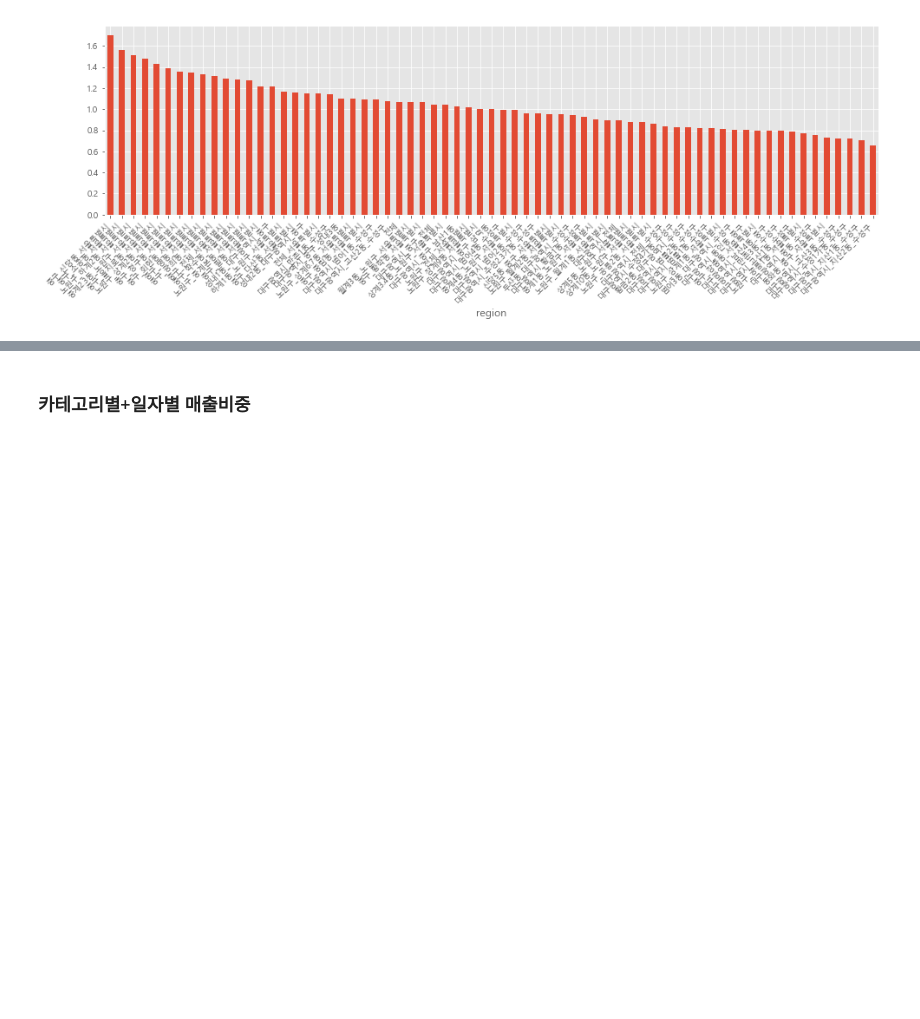
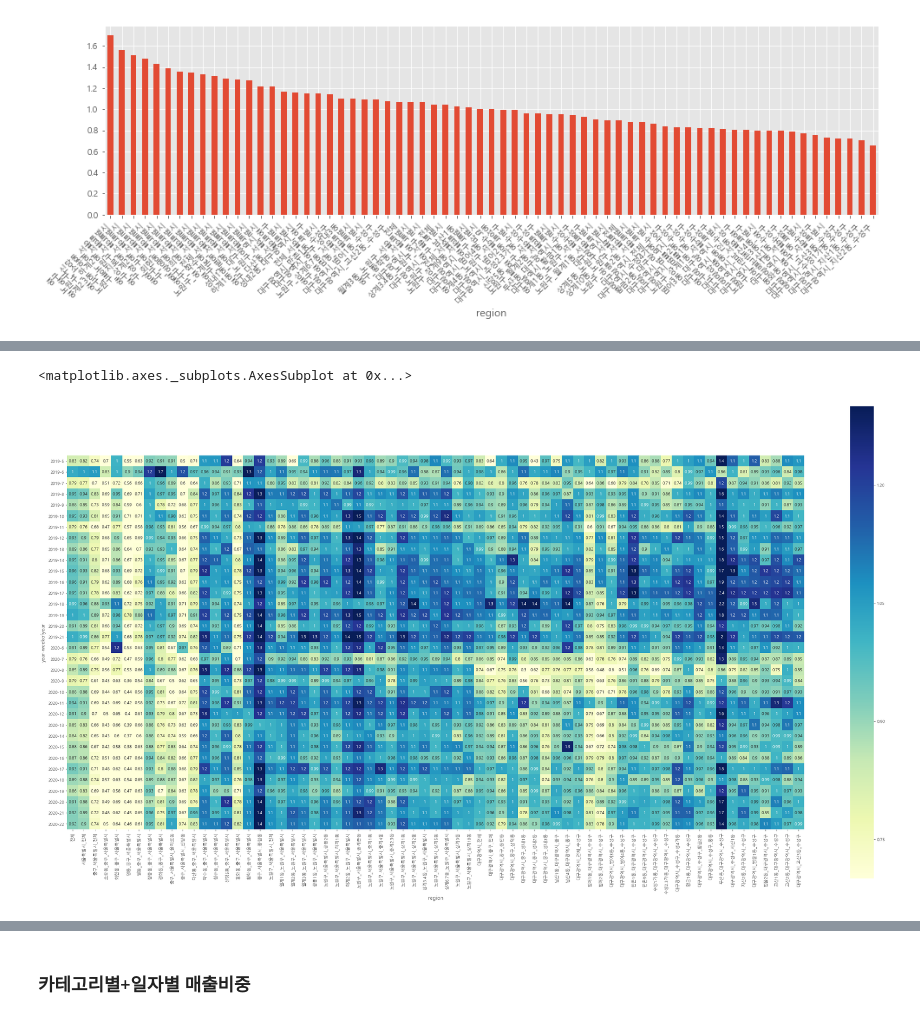
Before and after one commit to minkithub/bigcon2020, a Jupyter notebook: Jaewon/simple_EDA_유통.ipynb, the cells around one changed output, grey strips where cells are left out. Drawn from its saved outputs; the diff is of its cells as text; code cells hidden in the pictures; blank space fills up the shorter version.

```diff
--- a/Jaewon/simple_EDA_유통.ipynb
+++ b/Jaewon/simple_EDA_유통.ipynb
@@ -319,0 +416,19 @@ plt.xticks(rotation=45, fontsize=9, ha='right')
+# %%
+# 주말/주중 매출 비중
+# > 1 : 주말이 주중에 비해 매출이 높음
+# < 1 : 주말이 주중에 비해 매출이 낮음
+
+
+plt.figure(figsize=(38,20))
+sns.heatmap(
+    by_dong.groupby(['year','weekofyear','weekday']).\
+    mean().\
+    reset_index().\
+    groupby(['year','weekofyear']).\
+    apply(lambda x : np.divide(x.reset_index(drop=True).iloc[0,3:], x.reset_index(drop=True).iloc[1,3:]) if x.shape[0]==2 else None).\
+    dropna(),
+    square = True, annot=True, cmap='YlGnBu', vmin=0.7, vmax=1.3
+           )
+# %% [output]
+<matplotlib.axes._subplots.AxesSubplot at 0x...>
+[figure, added]
```
Also changed, not shown: parts of 34 cells of this notebook.
